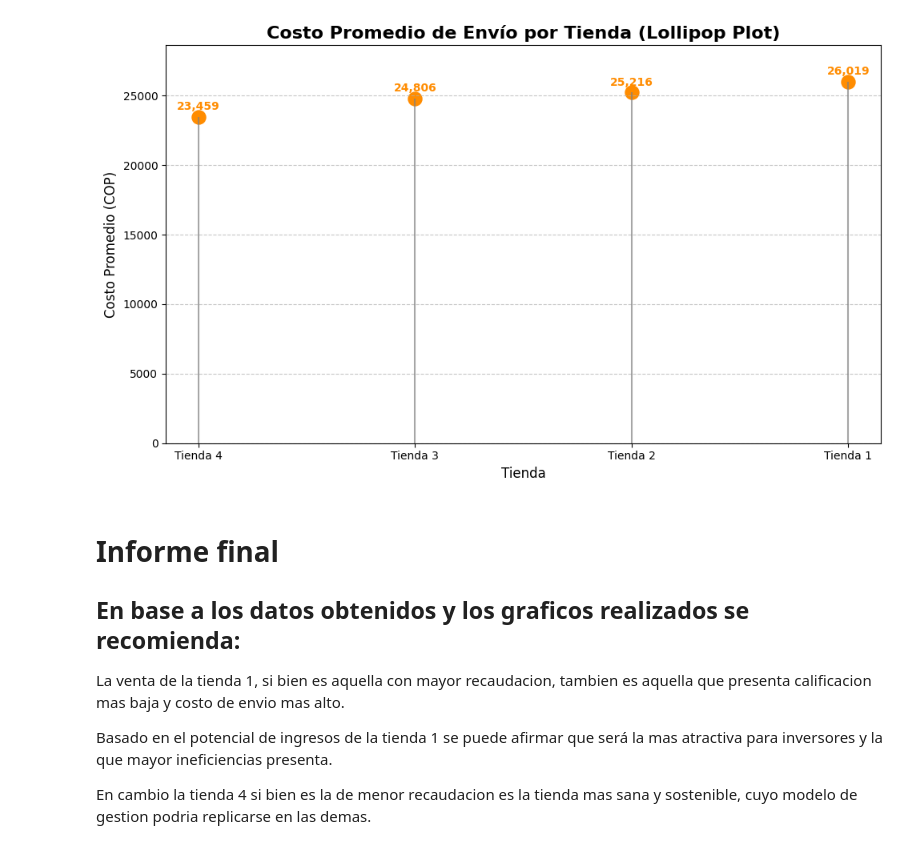
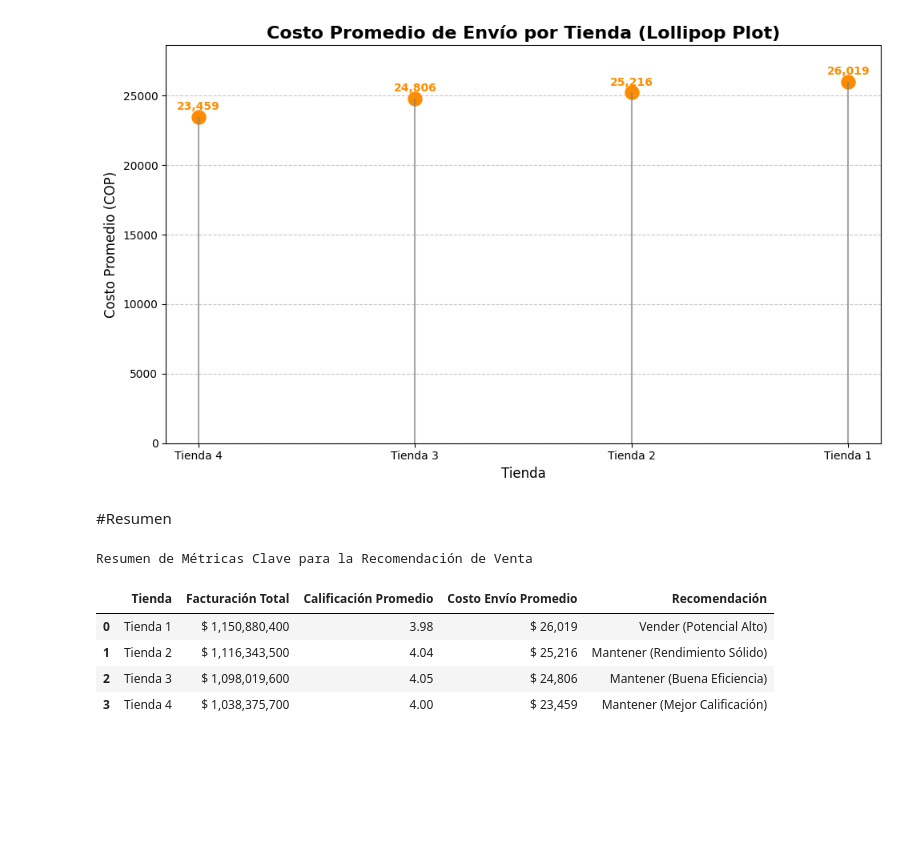
Before and after one commit to TiagoPonti/Alura-Store, a Jupyter notebook: AluraStore/AluraStoreLatam.ipynb, the cells around one changed output. Cells and saved outputs as stored; diff of their text form; code cells hidden in the pictures; blank space fills up the shorter version.

```diff
--- a/AluraStore/AluraStoreLatam.ipynb
+++ b/AluraStore/AluraStoreLatam.ipynb
@@ -331,13 +331,40 @@ plt.grid(axis='y', linestyle='--', alpha=0.7)
 plt.tight_layout()
 # %% [output]
 [figure]
-# %% [markdown]
-#                       **Informe final**
-
-## En base a los datos obtenidos y los graficos realizados se recomienda:
-
-La venta de la tienda 1, si bien es aquella con mayor recaudacion, tambien es aquella que presenta calificacion mas baja y costo de envio mas alto.
-
-Basado en el potencial de ingresos de la tienda 1 se puede afirmar que será la mas atractiva para inversores y la que mayor ineficiencias presenta.
-
-En cambio la tienda 4 si bien es la de menor recaudacion es la tienda mas sana y sostenible, cuyo modelo de gestion podria replicarse en las demas.
+# %% [markdown]
+#Resumen
+# %%
+metrica_recomendacion = [
+    'Vender (Potencial Alto)',
+    'Mantener (Rendimiento Sólido)',
+    'Mantener (Buena Eficiencia)',
+    'Mantener (Mejor Calificación)'
+]
+
+data = {
+    'Tienda': tiendas,
+    'Facturación Total': [ingresos_totales1, ingresos_totales2, ingresos_totales3, ingresos_totales4],
+    'Calificación Promedio': [calificacion1, calificacion2, calificacion3, calificacion4],
+    'Costo Envío Promedio': [envio_prom1, envio_prom2, envio_prom3, envio_prom4],
+    'Recomendación': metrica_recomendacion
+}
+
+df_resumen_final = pd.DataFrame(data)
+
+
+formato_moneda = lambda x: f'$ {x:,.0f}'
+formato_calificacion = lambda x: f'{x:.2f}'
+df_final_formato = df_resumen_final.style.format({
+    'Facturación Total': formato_moneda,
+    'Costo Envío Promedio': formato_moneda,
+    'Calificación Promedio': formato_calificacion
+}).set_caption("Resumen de Métricas Clave para la Recomendación de Venta")
+
+df_final_formato
+# %% [output]
+Resumen de Métricas Clave para la Recomendación de Venta
+|  | Tienda | Facturación Total | Calificación Promedio | Costo Envío Promedio | Recomendación |
+| 0 | Tienda 1 | $ 1,150,880,400 | 3.98 | $ 26,019 | Vender (Potencial Alto) |
+| 1 | Tienda 2 | $ 1,116,343,500 | 4.04 | $ 25,216 | Mantener (Rendimiento Sólido) |
+| 2 | Tienda 3 | $ 1,098,019,600 | 4.05 | $ 24,806 | Mantener (Buena Eficiencia) |
+| 3 | Tienda 4 | $ 1,038,375,700 | 4.00 | $ 23,459 | Mantener (Mejor Calificación) |
```
Also changed, not shown: parts of 1 cell of this notebook.
